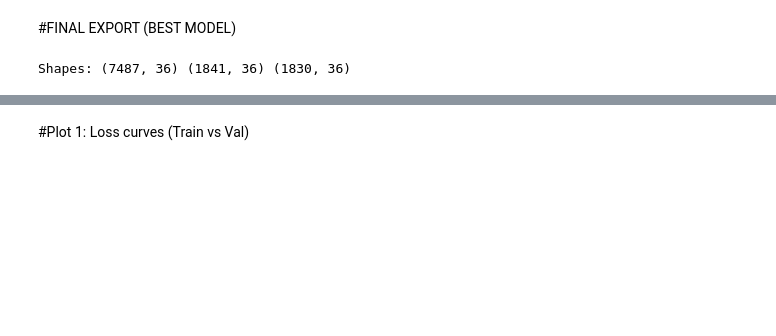
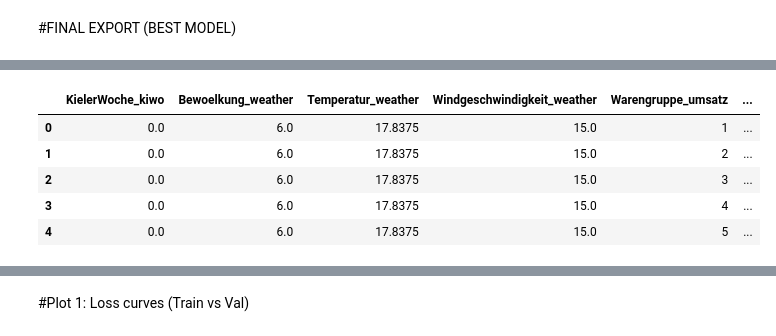
Before and after one commit to Awais16/bakery_sales_prediction, a Jupyter notebook: 3_Model/01_NN_best_clean.ipynb, the cells around one changed output, grey strips where cells are left out. Cells and saved outputs as stored; diff of their text form; code cells hidden in the pictures; blank space fills up the shorter version.

```diff
--- a/3_Model/01_NN_best_clean.ipynb
+++ b/3_Model/01_NN_best_clean.ipynb
@@ -59,13 +59,13 @@ y_val = df_val[target].astype(float)
 X_test = df_test.drop(columns=["Datum"])
 
 # 3) Drop rolling7 (best model)
-drop_cols = ["umsatz_rolling7","temperature_2m_mean","sunshine_duration","is_saturday","is_sunday"]
+drop_cols = ["umsatz_rolling7","temperature_2m_mean","sunshine_duration","is_saturday","is_sunday","next_day_holiday"]
 X_train = X_train.drop(columns=drop_cols, errors="ignore")
 X_val   = X_val.drop(columns=drop_cols, errors="ignore")
 X_test  = X_test.drop(columns=drop_cols, errors="ignore")
 
 # 4) Ensure categorical as string
-cat_cols = ["Warengruppe_umsatz", "day_of_week", "KielerWoche_kiwo", "month", "is_last_day_of_year"]
+cat_cols = ["Warengruppe_umsatz", "day_of_week", "KielerWoche_kiwo", "month","is_last_day_of_year"]
 for df in (X_train, X_val, X_test):
     df["Warengruppe_umsatz"] = df["Warengruppe_umsatz"].astype(int).astype(str)
 
@@ -85,65 +85,6 @@ preprocess = ColumnTransformer(
     remainder="drop",
 )
 
-X_train_p = preprocess.fit_transform(X_train)
-X_val_p   = preprocess.transform(X_val)
-X_test_p  = preprocess.transform(X_test)
-
-print("Shapes:", X_train_p.shape, X_val_p.shape, X_test_p.shape)
-
-# 7) Build + train NN (same architecture)
-tf.random.set_seed(42)
-
-model = keras.Sequential([
-    keras.layers.Input(shape=(X_train_p.shape[1],)),
-    keras.layers.Dense(64, activation="relu"),
-    keras.layers.Dense(32, activation="relu"),
-    keras.layers.Dense(1),
-])
-
-model.compile(
-    optimizer=keras.optimizers.Adam(learning_rate=0.001),
-    loss="mape",                 # to match Kaggle metric
-    metrics=["mae"]
-)
-
-early = keras.callbacks.EarlyStopping(
-    monitor="val_loss",
-    patience=10,
-    restore_best_weights=True
-)
-
-history = model.fit(
-    X_train_p, y_train,
-    validation_data=(X_val_p, y_val),
-    epochs=200,
-    batch_size=32,
-    callbacks=[early],
-    verbose=1
-)
-
-# quick sanity check on val (MAPE)
-pred_val = model.predict(X_val_p).ravel()
-pred_val = np.clip(pred_val, 0, None)
-val_mape = mean_absolute_percentage_error(y_val, pred_val) * 100
-print(f"Validation MAPE %: {val_mape:.2f}")
-
-# 8) Predict test + create submission
-pred_test = model.predict(X_test_p).ravel()
-pred_test = np.clip(pred_test, 0, None)
-
-submission = df_test[["id"]].copy()
-submission["umsatz"] = pred_test
-
-out_path   = ROOT / "data" / "processed" / "submission_nn_best.csv"
-submission.to_csv(out_path, index=False)
-
-print("Saved:", out_path)
-print("rows:", len(submission))
-print("pred mean/min/max:",
-      float(submission["umsatz"].mean()),
-      float(submission["umsatz"].min()),
-      float(submission["umsatz"].max()))
-print(submission.head())
+# display x_train before training
+display(X_train.head())
 # %% [output]
-Shapes: (7487, 36) (1841, 36) (1830, 36)
@@ -167,0 +91,6 @@ Epoch 6/200
+|  | KielerWoche_kiwo | Bewoelkung_weather | Temperatur_weather | Windgeschwindigkeit_weather | Warengruppe_umsatz | ... |
+| 0 | 0.0 | 6.0 | 17.8375 | 15.0 | 1 | ... |
+| 1 | 0.0 | 6.0 | 17.8375 | 15.0 | 2 | ... |
+| 2 | 0.0 | 6.0 | 17.8375 | 15.0 | 3 | ... |
+| 3 | 0.0 | 6.0 | 17.8375 | 15.0 | 4 | ... |
+| 4 | 0.0 | 6.0 | 17.8375 | 15.0 | 5 | ... |
```
Also changed, not shown: parts of 10 cells of this notebook, 5 other files.
